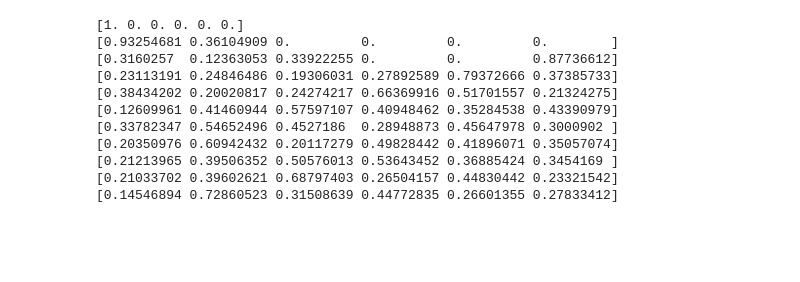
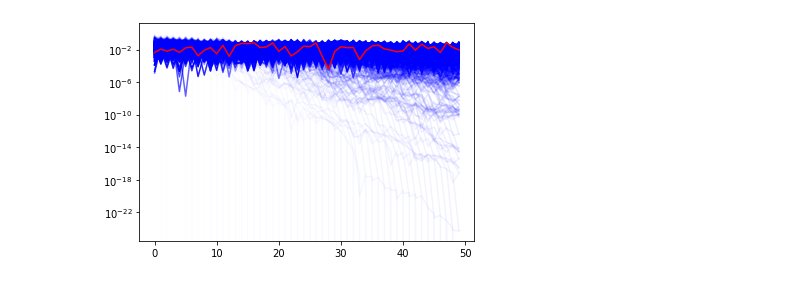
Before and after one commit to Renmusxd/RandomUnitaryLayers, a Jupyter notebook: jupyter/Test.ipynb, the cells around one changed output. Saved outputs shown, nothing was run; the diff lists cells and outputs as text; code cells hidden in the pictures; blank space fills up the shorter version.

```diff
--- a/jupyter/Test.ipynb
+++ b/jupyter/Test.ipynb
@@ -33,20 +9,15 @@ array([ 0.25913791-0.1077657j , -0.36969124+0.19077336j,
 # %%
 # Make an initial state
-s = py_entropy.State(numpy.asarray([1.0] + [0]*9, dtype="complex128"))
-print(abs(s.get_state()))
+n = 50
+s = py_entropy.SingleDefectState(numpy.asarray([1.0] + [0]*(n-1), dtype="complex128"))
 
-for i in range(10):
-    s.apply_layer((i % 2) == 1, periodic_boundaries=True)
-    print(abs(s.get_state()))
+k = 1000
+for i in range(k):
+    pyplot.plot(abs(s.get_state())**2,c='b',alpha=(i+1)/k)
+    s.apply_layer(i%2 == 1, periodic_boundaries=False)
+pyplot.plot(abs(s.get_state())**2,c='r')
+
+pyplot.yscale('log')
+pyplot.show()
 # %% [output]
-[1. 0. 0. 0. 0. 0.]
-[0.93254681 0.36104909 0.         0.         0.         0.        ]
-[0.3160257  0.12363053 0.33922255 0.         0.         0.87736612]
-[0.23113191 0.24846486 0.19306031 0.27892589 0.79372666 0.37385733]
-[0.38434202 0.20020817 0.24274217 0.66369916 0.51701557 0.21324275]
-[0.12609961 0.41460944 0.57597107 0.40948462 0.35284538 0.43390979]
-[0.33782347 0.54652496 0.4527186  0.28948873 0.45647978 0.3000902 ]
-[0.20350976 0.60942432 0.20117279 0.49828442 0.41896071 0.35057074]
-[0.21213965 0.39506352 0.50576013 0.53643452 0.36885424 0.3454169 ]
-[0.21033702 0.39602621 0.68797403 0.26504157 0.44830442 0.23321542]
-[0.14546894 0.72860523 0.31508639 0.44772835 0.26601355 0.27833412]
+[figure, added]
```
Also changed, not shown: parts of 10 cells of this notebook, 2 other files.
